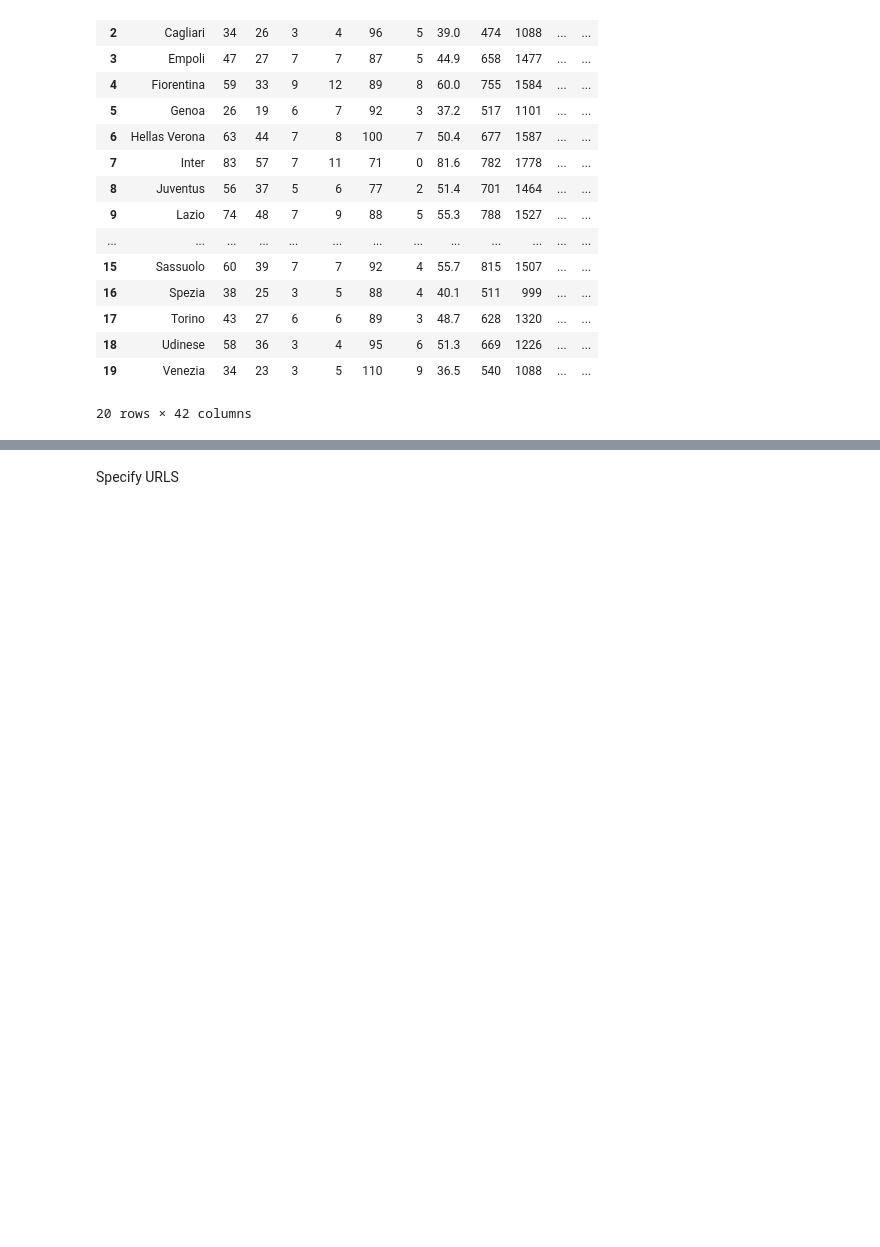
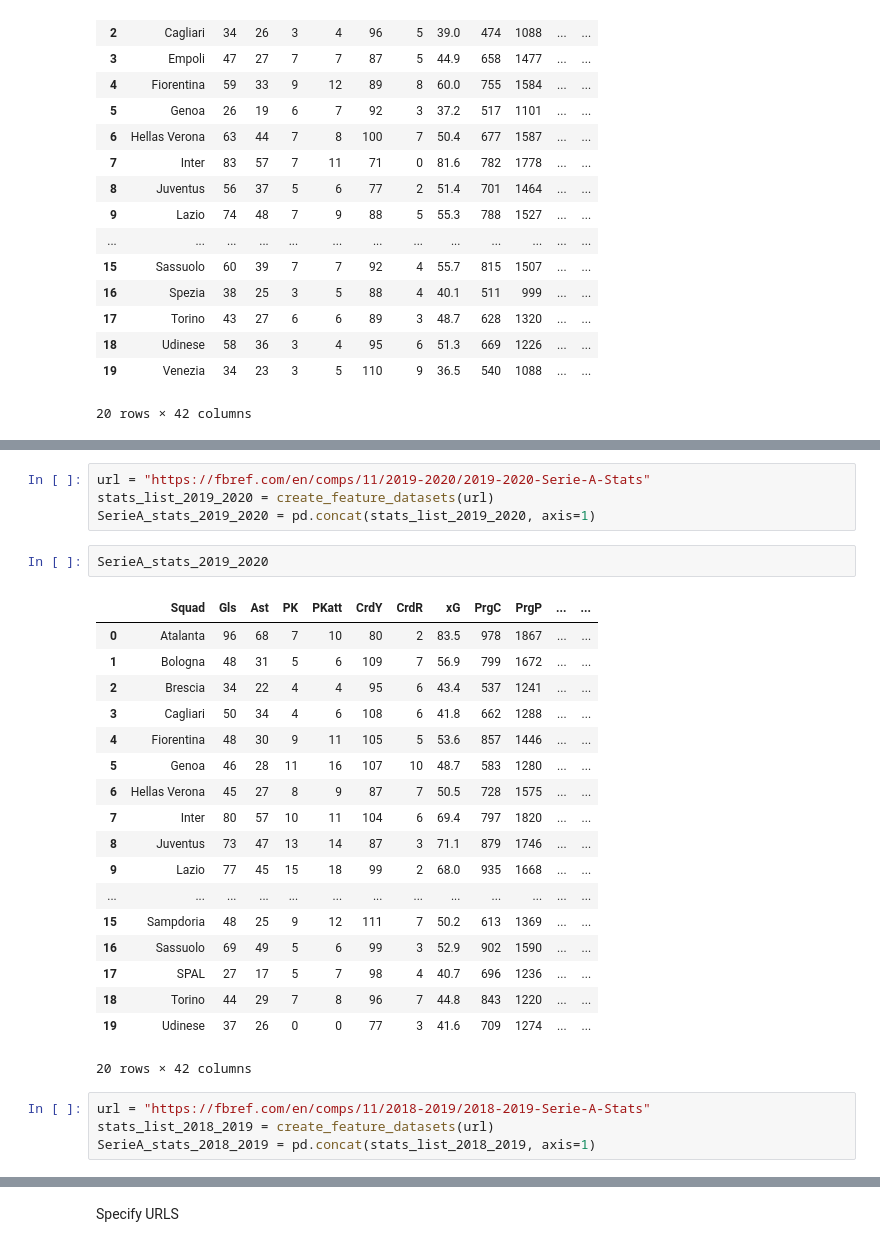
Before and after one commit to tasosnikitakis/Data_Science_Notebooks, a Jupyter notebook: FBREF_data_scrapping.ipynb, the cells around one changed output, grey strips where cells are left out. Cells and saved outputs as stored; diff of their text form; blank space fills up the shorter version.

```diff
--- a/FBREF_data_scrapping.ipynb
+++ b/FBREF_data_scrapping.ipynb
@@ -209,0 +177,29 @@ plt.ylabel('SoT')
+# %%
+url = "https://fbref.com/en/comps/11/2019-2020/2019-2020-Serie-A-Stats"
+stats_list_2019_2020 = create_feature_datasets(url)
+SerieA_stats_2019_2020 = pd.concat(stats_list_2019_2020, axis=1)
+# %%
+SerieA_stats_2019_2020
+# %% [output]
+|  | Squad | Gls | Ast | PK | PKatt | CrdY | CrdR | xG | PrgC | PrgP | ... | ... |
+| 0 | Atalanta | 96 | 68 | 7 | 10 | 80 | 2 | 83.5 | 978 | 1867 | ... | ... |
+| 1 | Bologna | 48 | 31 | 5 | 6 | 109 | 7 | 56.9 | 799 | 1672 | ... | ... |
+| 2 | Brescia | 34 | 22 | 4 | 4 | 95 | 6 | 43.4 | 537 | 1241 | ... | ... |
+| 3 | Cagliari | 50 | 34 | 4 | 6 | 108 | 6 | 41.8 | 662 | 1288 | ... | ... |
+| 4 | Fiorentina | 48 | 30 | 9 | 11 | 105 | 5 | 53.6 | 857 | 1446 | ... | ... |
+| 5 | Genoa | 46 | 28 | 11 | 16 | 107 | 10 | 48.7 | 583 | 1280 | ... | ... |
+| 6 | Hellas Verona | 45 | 27 | 8 | 9 | 87 | 7 | 50.5 | 728 | 1575 | ... | ... |
+| 7 | Inter | 80 | 57 | 10 | 11 | 104 | 6 | 69.4 | 797 | 1820 | ... | ... |
+| 8 | Juventus | 73 | 47 | 13 | 14 | 87 | 3 | 71.1 | 879 | 1746 | ... | ... |
+| 9 | Lazio | 77 | 45 | 15 | 18 | 99 | 2 | 68.0 | 935 | 1668 | ... | ... |
+| ... | ... | ... | ... | ... | ... | ... | ... | ... | ... | ... | ... | ... |
+| 15 | Sampdoria | 48 | 25 | 9 | 12 | 111 | 7 | 50.2 | 613 | 1369 | ... | ... |
+| 16 | Sassuolo | 69 | 49 | 5 | 6 | 99 | 3 | 52.9 | 902 | 1590 | ... | ... |
+| 17 | SPAL | 27 | 17 | 5 | 7 | 98 | 4 | 40.7 | 696 | 1236 | ... | ... |
+| 18 | Torino | 44 | 29 | 7 | 8 | 96 | 7 | 44.8 | 843 | 1220 | ... | ... |
+| 19 | Udinese | 37 | 26 | 0 | 0 | 77 | 3 | 41.6 | 709 | 1274 | ... | ... |
+20 rows × 42 columns
+# %%
+url = "https://fbref.com/en/comps/11/2018-2019/2018-2019-Serie-A-Stats"
+stats_list_2018_2019 = create_feature_datasets(url)
+SerieA_stats_2018_2019 = pd.concat(stats_list_2018_2019, axis=1)
```
Also changed, not shown: parts of 32 cells of this notebook.
